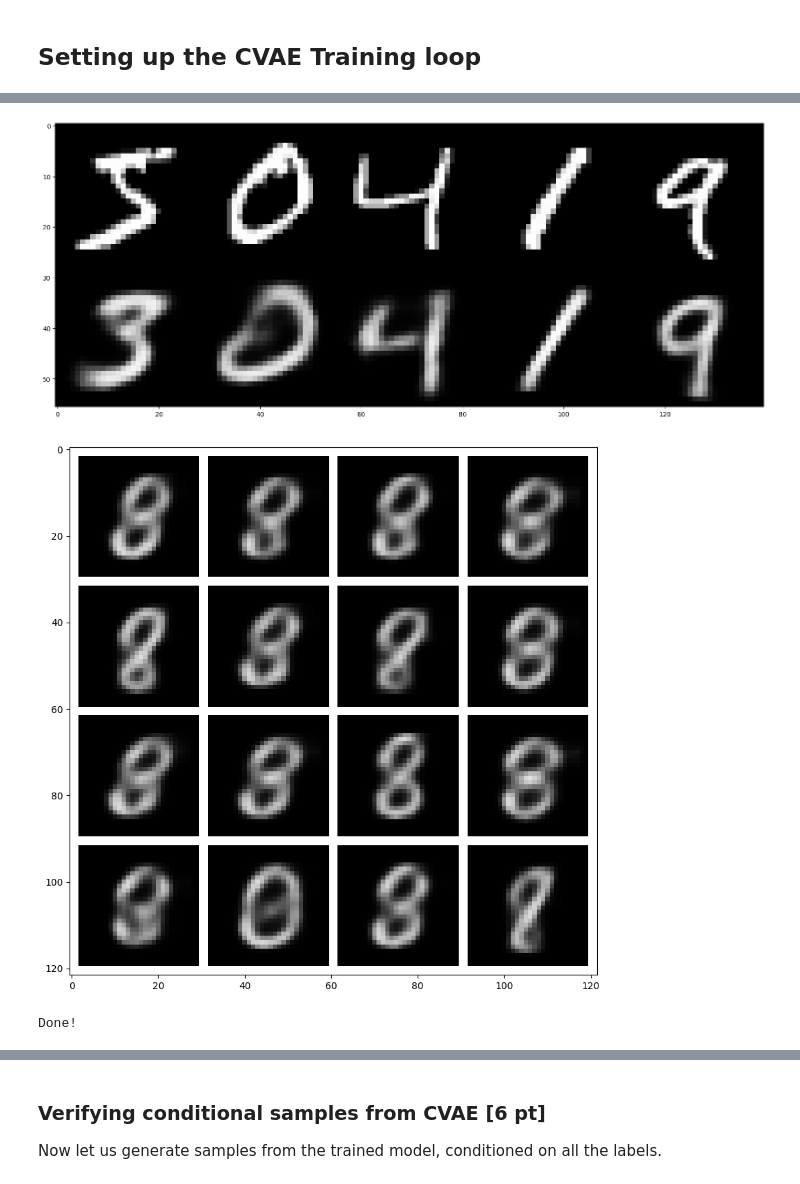
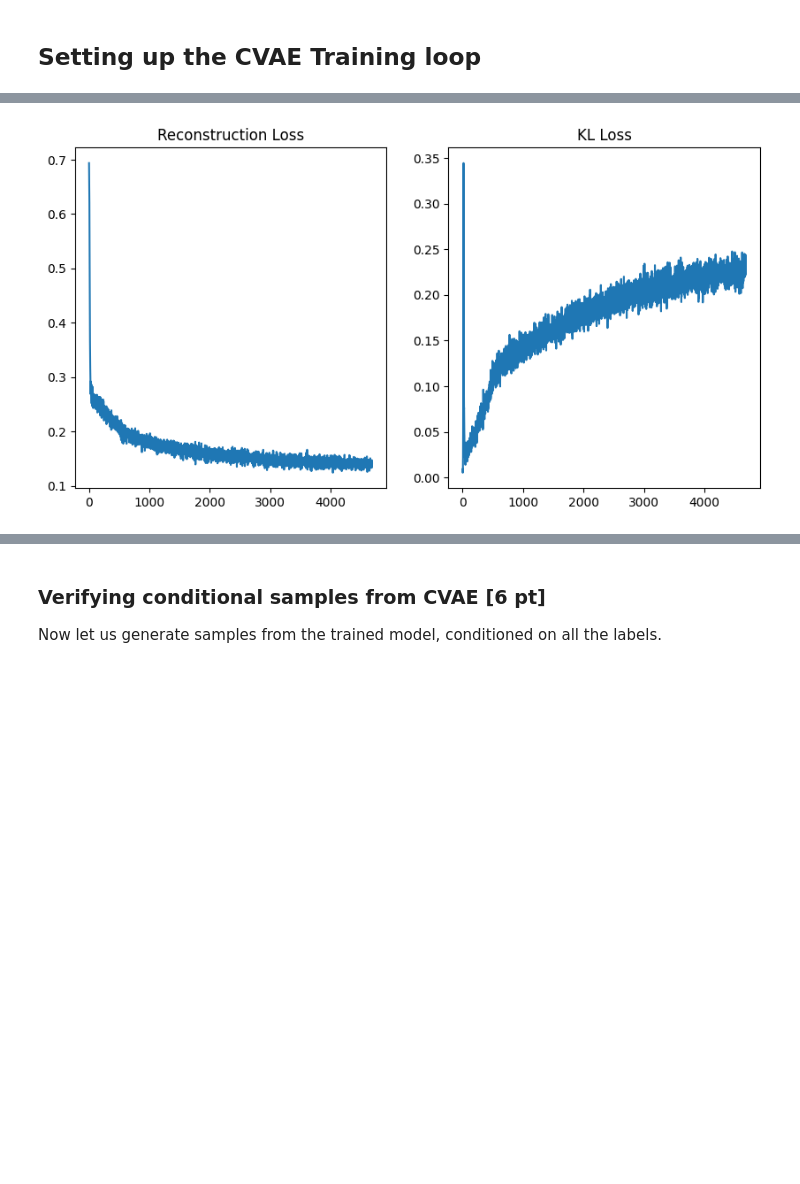
Before and after one commit to snehabandi/Deep-Learning-and-its-Applications, a Jupyter notebook: assignment2/Problem1_VAE_v0.ipynb, the cells around one changed output, grey strips where cells are left out. Saved outputs shown, nothing was run; the diff lists cells and outputs as text; code cells hidden in the pictures; blank space fills up the shorter version.

```diff
--- a/assignment2/Problem1_VAE_v0.ipynb
+++ b/assignment2/Problem1_VAE_v0.ipynb
@@ -782,8 +777,8 @@ learning_rate = 1e-3
 nz = 32
 
 ####################################### TODO #######################################
-epochs = 20      # recommended 5-20 epochs
-beta = 0.5 # Tune this for best results
+epochs = 10      # recommended 5-20 epochs
+beta = 0.105 # Tune this for best results
 #################################### END TODO ######################################
 
 # build VAE model
@@ -814,17 +809,14 @@ for ep in range(epochs):
   #       training loss. It outputs the total training loss and a dict containing    #
   #       the breakdown of reconstruction and KL loss.                               #
   ####################################################################################
-  batch_size,nworkers = 64,2
-  mnist_data_loader = torch.utils.data.DataLoader(mnist_train, batch_size=batch_size, shuffle=True, num_workers=nworkers,drop_last=True)
+  for data, labels in mnist_data_loader:
+    optimizer.zero_grad()
 
-  for train_it, rec_batch in enumerate(mnist_data_loader):
-    data, labels = rec_batch
     x = data.reshape([batch_size,1,-1])
+    outputs = vae_model.forward(x)
 
-    outputs = vae_model.forward(x)
     total_loss, losses = vae_model.loss(x,outputs)
 
-    optimizer.zero_grad()
     total_loss.backward()
     optimizer.step()
 
@@ -833,10 +825,6 @@ for ep in range(epochs):
       print("It {}: Total Loss: {}, \t Rec Loss: {},\t KL Loss: {}"\
             .format(train_it, total_loss, losses['rec_loss'], losses['kl_loss']))
     train_it += 1
-
-# visualize VAE reconstructions and samples from the generative model
-vis_reconstruction(vae_model, randomize=False)
-vis_samples(vae_model)
   #################################### END TODO ####################################
 
 print("Done!")
@@ -1094,13 +1106,14 @@ class CVAE(nn.Module):
         # HINT: Make sure to compute the KL divergence in the correct order since it is    #
         #       not symmetric!!  ie. KL(p, q) != KL(q, p)                                  #
         ####################################################################################
-        (mu_q, sigma_q) , reconstruction = torch.chunk(outputs['q'],2,dim=1), outputs['rec']
-        mu_p, sigma_p = torch.zeros(mu_q.shape), torch.ones(sigma_q.shape)
+        (mu_q, logsigma_q) , reconstruction = torch.chunk(outputs['q'],2,dim=1), outputs['rec']
+        mu_p, logsigma_p = torch.zeros(mu_q.shape), torch.zeros(logsigma_q.shape)
 
         rec_loss = nn.functional.binary_cross_entropy(reconstruction, x)
 
-        kl_loss= torch.mean(kl_divergence(mu_q, sigma_q, mu_p, sigma_p ))
-        #################################### END TODO ######################################
+        kl_loss= torch.mean(kl_divergence(mu_q, logsigma_q, mu_p, logsigma_p ))
+
+        ################################ END TODO #######################################
 
         # return weighted objective
         return rec_loss + self.beta * kl_loss, \
@@ -1126,11 +1139,11 @@ learning_rate = 1e-3
 nz = 32
 
 ####################################### TODO #######################################
-# Tune the beta parameter to obtain good training results. However, for the    #
+# Tune the beta parameter to obtain good training results. However, for the        #
 # initial experiments leave beta = 0 in order to verify our implementation.        #
 ####################################################################################
 epochs = 5 # works with fewer epochs than AE, VAE. we only test conditional samples.
-beta = 0.5
+beta = 0.105
 #################################### END TODO ######################################
 
 # build CVAE model
@@ -1164,17 +1177,13 @@ for ep in range(epochs):
   #       training loss. It outputs the total training loss and a dict containing    #
   #       the breakdown of reconstruction and KL loss.                               #
   ####################################################################################
-  batch_size,nworkers = 64,2
-  mnist_data_loader = torch.utils.data.DataLoader(mnist_train,batch_size=batch_size,shuffle=True,num_workers=nworkers,drop_last=True)
-
-  for train_it, rec_batch in enumerate(mnist_data_loader):
-    x, labels = rec_batch
-    x = x.reshape([batch_size,1,-1])
+  for x, labels in mnist_data_loader:
     optimizer.zero_grad()
 
+    x = x.reshape([batch_size,1,-1])
     outputs = cvae_model.forward(x, labels)
+
     total_loss, losses = cvae_model.loss(x,outputs)
-
     total_loss.backward()
 
     optimizer.step()
@@ -1184,10 +1193,6 @@ for ep in range(epochs):
       print("It {}: Total Loss: {}, \t Rec Loss: {},\t KL Loss: {}"\
             .format(train_it, total_loss, losses['rec_loss'], losses['kl_loss']))
     train_it += 1
-
-# visualize VAE reconstructions and samples from the generative model
-vis_reconstruction(vae_model, randomize=False)
-vis_samples(vae_model)
   #################################### END TODO ####################################
 
 print("Done!")
@@ -1225,3 +1230 @@ It 900: Total Loss: 0.20837271213531494,         Rec Loss: 0.19491997361183167,
-[figure, old version]
+[figure, new version]
-[figure, removed]
-Done!
```
Also changed, not shown: parts of 21 cells of this notebook, 20 other files.
